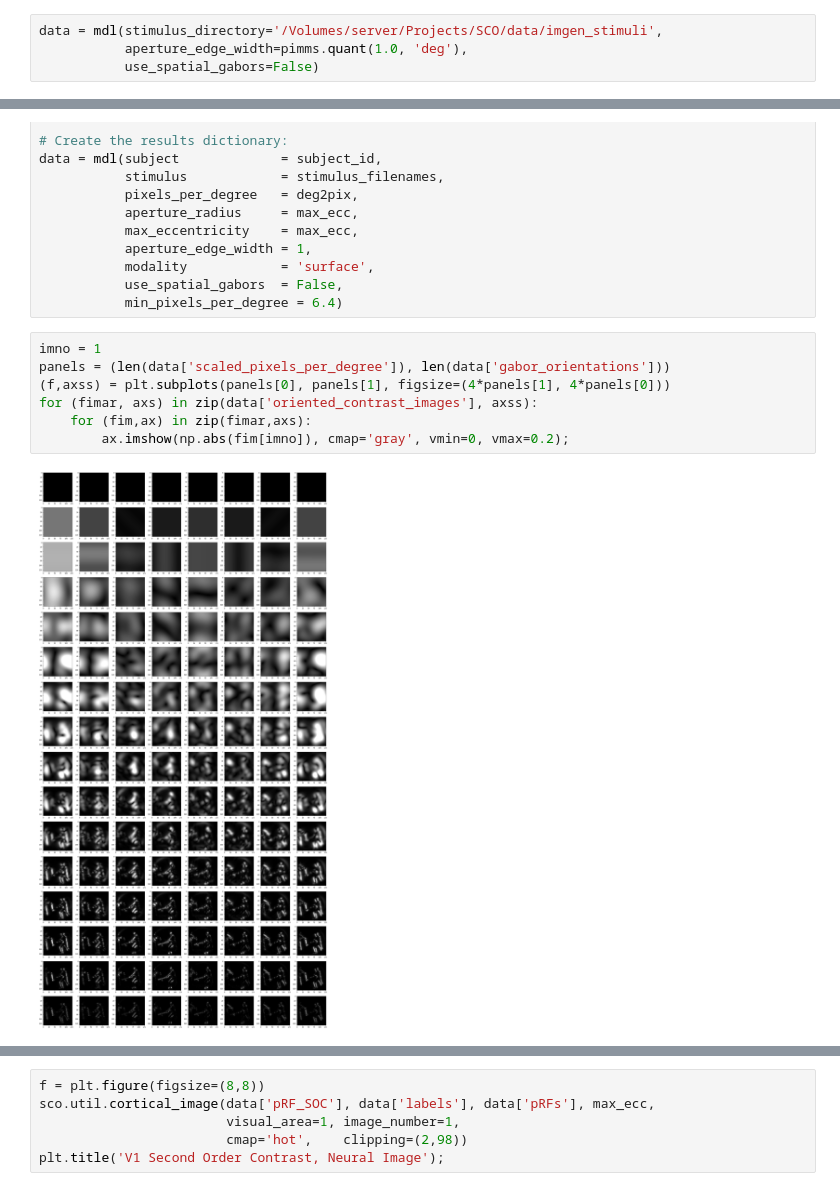
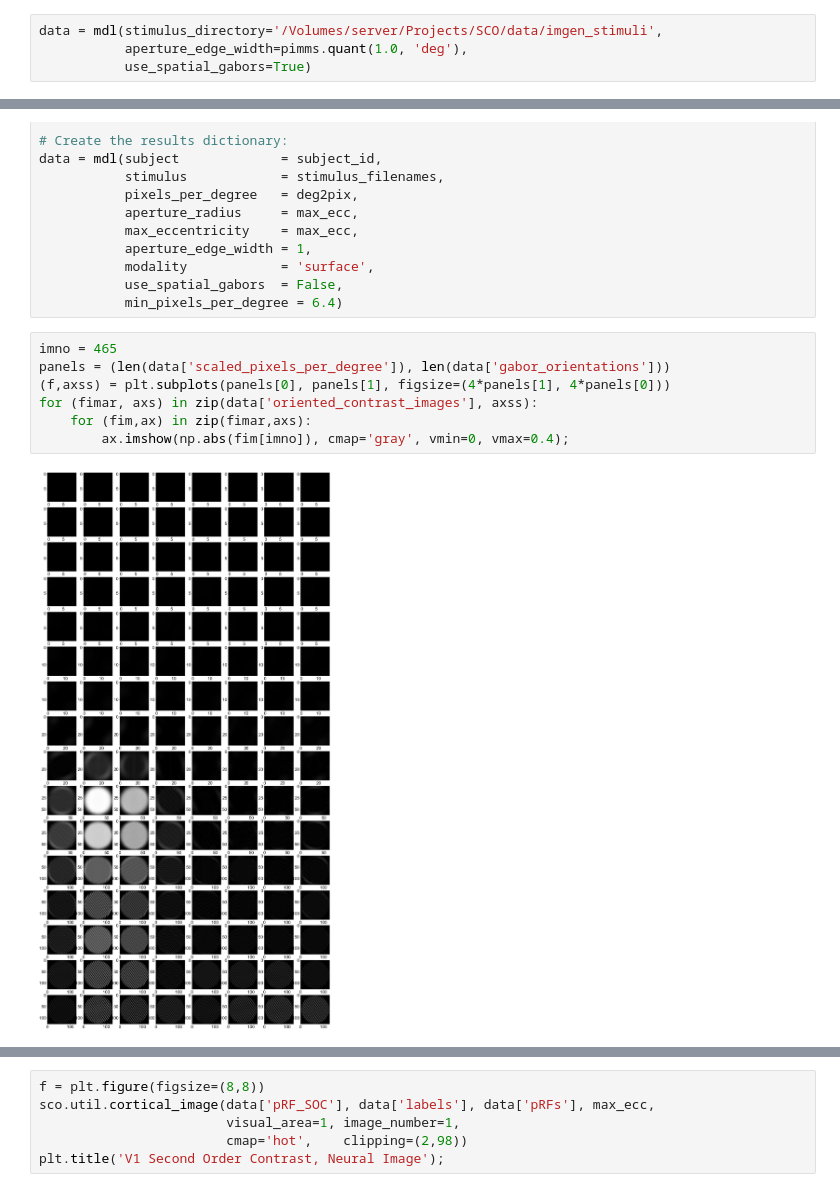
Before and after one commit to noahbenson/sco, a Jupyter notebook: examples/test.ipynb, the cells around one changed output, grey strips where cells are left out. Saved outputs shown, nothing was run; the diff lists cells and outputs as text.

```diff
--- a/examples/test.ipynb
+++ b/examples/test.ipynb
@@ -91,7 +91,7 @@ To run the model, we need to provide it with parameters, at which point it will
 # %%
 data = mdl(stimulus_directory='/Volumes/server/Projects/SCO/data/imgen_stimuli',
            aperture_edge_width=pimms.quant(1.0, 'deg'),
-           use_spatial_gabors=False)
+           use_spatial_gabors=True)
 # %%
 (pRF_FOC, pRF_SOC, labels, image_array, image_retinotopy_indices) = [
     data[k] for k in ('pRF_FOC', 'pRF_SOC', 'labels', 'image_array', 'image_retinotopy_indices')]
@@ -167,11 +167,11 @@ data = mdl(subject             = subject_id,
            use_spatial_gabors  = False,
            min_pixels_per_degree = 6.4)
 # %%
-imno = 1
+imno = 465
 panels = (len(data['scaled_pixels_per_degree']), len(data['gabor_orientations']))
 (f,axss) = plt.subplots(panels[0], panels[1], figsize=(4*panels[1], 4*panels[0]))
 for (fimar, axs) in zip(data['oriented_contrast_images'], axss):
     for (fim,ax) in zip(fimar,axs):
-        ax.imshow(np.abs(fim[imno]), cmap='gray', vmin=0, vmax=0.2);
+        ax.imshow(np.abs(fim[imno]), cmap='gray', vmin=0, vmax=0.4);
 # %% [output]
-[figure, old version]
+[figure, new version]
```
Also changed, not shown: parts of 2 cells of this notebook, 19 other files.
